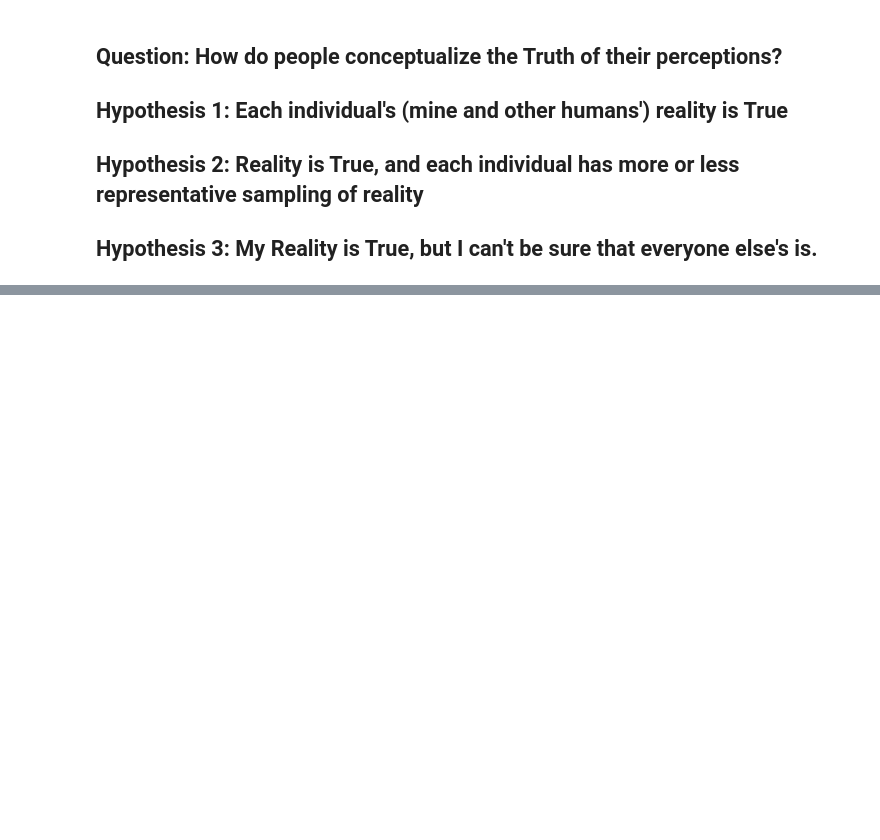
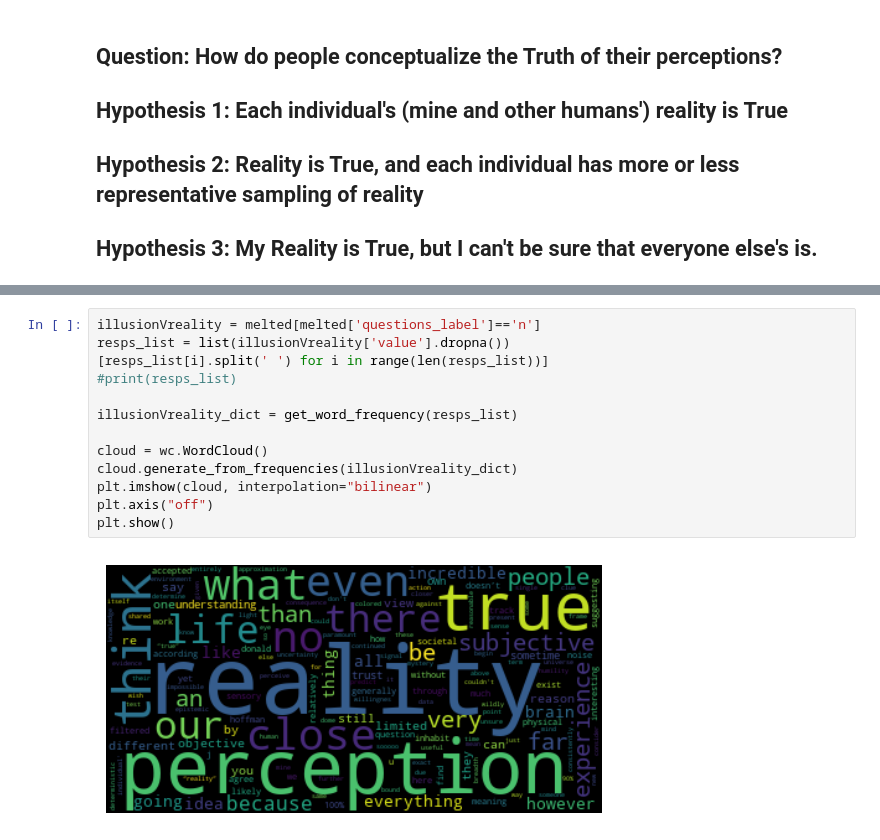
Before and after one commit to dillancellier/beliefs_survey, a Jupyter notebook: analysis.ipynb, the cells around one changed output, grey strips where cells are left out. Saved outputs shown, nothing was run; the diff lists cells and outputs as text; blank space fills up the shorter version.

```diff
--- a/analysis.ipynb
+++ b/analysis.ipynb
@@ -87,0 +152,15 @@ resps_list = list(illusionVreality['value'].dropna())
+# %%
+illusionVreality = melted[melted['questions_label']=='n']
+resps_list = list(illusionVreality['value'].dropna())
+[resps_list[i].split(' ') for i in range(len(resps_list))]
+#print(resps_list)
+
+illusionVreality_dict = get_word_frequency(resps_list)
+
+cloud = wc.WordCloud()
+cloud.generate_from_frequencies(illusionVreality_dict)
+plt.imshow(cloud, interpolation="bilinear")
+plt.axis("off")
+plt.show()
+# %% [output]
+[figure, added]
```
Also changed, not shown: parts of 12 cells of this notebook, 2 other files.
